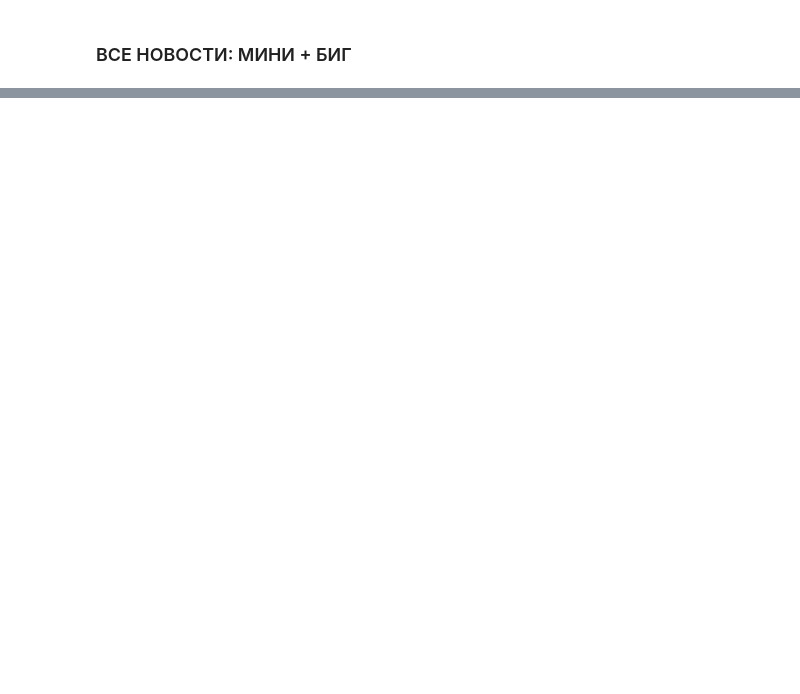
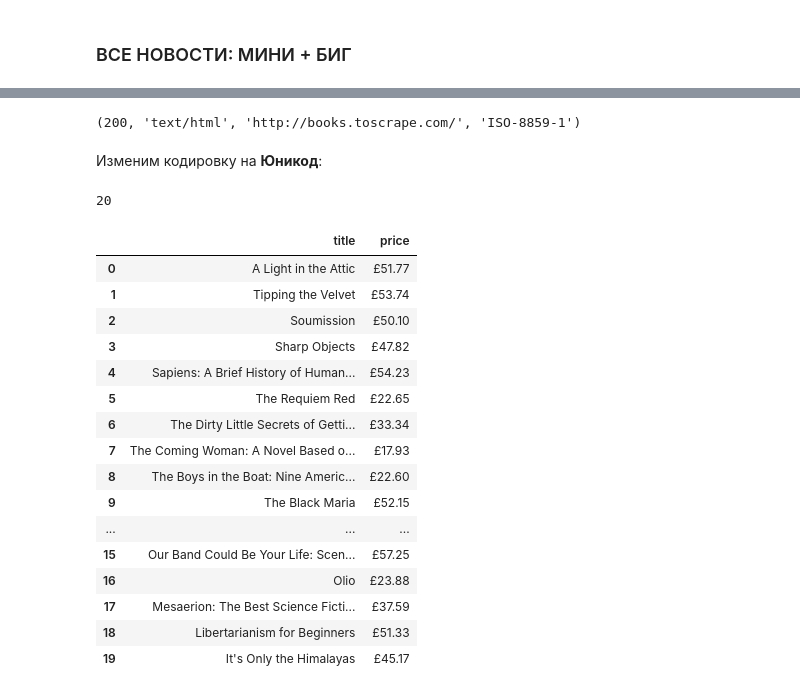
Before and after one commit to Pomidoroff-Tomatoff/gbds-02-01-Data_Get_Internet, a Jupyter notebook: lesson-02/02_hw_XPath.ipynb, the cells around one changed output, grey strips where cells are left out. Saved outputs shown, nothing was run; the diff lists cells and outputs as text; code cells hidden in the pictures; blank space fills up the shorter version.

Commit message:
book

```diff
--- a/lesson-02/02_hw_XPath.ipynb
+++ b/lesson-02/02_hw_XPath.ipynb
@@ -176,0 +265,8 @@ __КАК ЭТО СДЕЛАТЬ ПРИ ПОМОЩИ `XPATH`?__
+# %%
+%%time
+url = 'http://books.toscrape.com/'
+
+headers = {
+    'User-Agent': 'Mozilla/5.0 (Windows NT 10.0; Win64; x64) AppleWebKit/537.36 (KHTML, like Gecko) Chrome/105.0.0.0 Safari/537.36',
+}
+response = requests.get(url=url, headers=headers)
@@ -176,0 +276,52 @@ __КАК ЭТО СДЕЛАТЬ ПРИ ПОМОЩИ `XPATH`?__
+# %%
+response.status_code, response.headers['Content-Type'], response.url, response.encoding
+# %% [output]
+(200, 'text/html', 'http://books.toscrape.com/', 'ISO-8859-1')
+# %% [markdown]
+Изменим кодировку на __Юникод__:
+# %%
+response.encoding = 'utf-8'
+# %%
+dom = html.fromstring(response.text)
+# %%
+books = dom.xpath('//ol[@class="row"]/li')
+len(books)
+# %% [output]
+20
+# %%
+books_table = pd.DataFrame()
+book_info = {}
+
+for book in books:
+    title = book.xpath('.//h3/a/@title')[0]
+    price = book.xpath('.//p[@class="price_color"]/text()')[0]
+#     .decode('utf8')
+#     .encode('utf8')
+
+    book_info = {
+        'title': title,
+        'price': price,
+    }
+    book_info = pd.DataFrame([book_info])
+    books_table = pd.concat([books_table, book_info], axis=0, ignore_index=True)
+
+
+books_table
+# %% [output]
+|  | title | price |
+| 0 | A Light in the Attic | £51.77 |
+| 1 | Tipping the Velvet | £53.74 |
+| 2 | Soumission | £50.10 |
+| 3 | Sharp Objects | £47.82 |
+| 4 | Sapiens: A Brief History of Human... | £54.23 |
+| 5 | The Requiem Red | £22.65 |
+| 6 | The Dirty Little Secrets of Getti... | £33.34 |
+| 7 | The Coming Woman: A Novel Based o... | £17.93 |
+| 8 | The Boys in the Boat: Nine Americ... | £22.60 |
+| 9 | The Black Maria | £52.15 |
+| ... | ... | ... |
+| 15 | Our Band Could Be Your Life: Scen... | £57.25 |
+| 16 | Olio | £23.88 |
+| 17 | Mesaerion: The Best Science Ficti... | £37.59 |
+| 18 | Libertarianism for Beginners | £51.33 |
+| 19 | It's Only the Himalayas | £45.17 |
```
Also changed, not shown: parts of 21 cells of this notebook.
